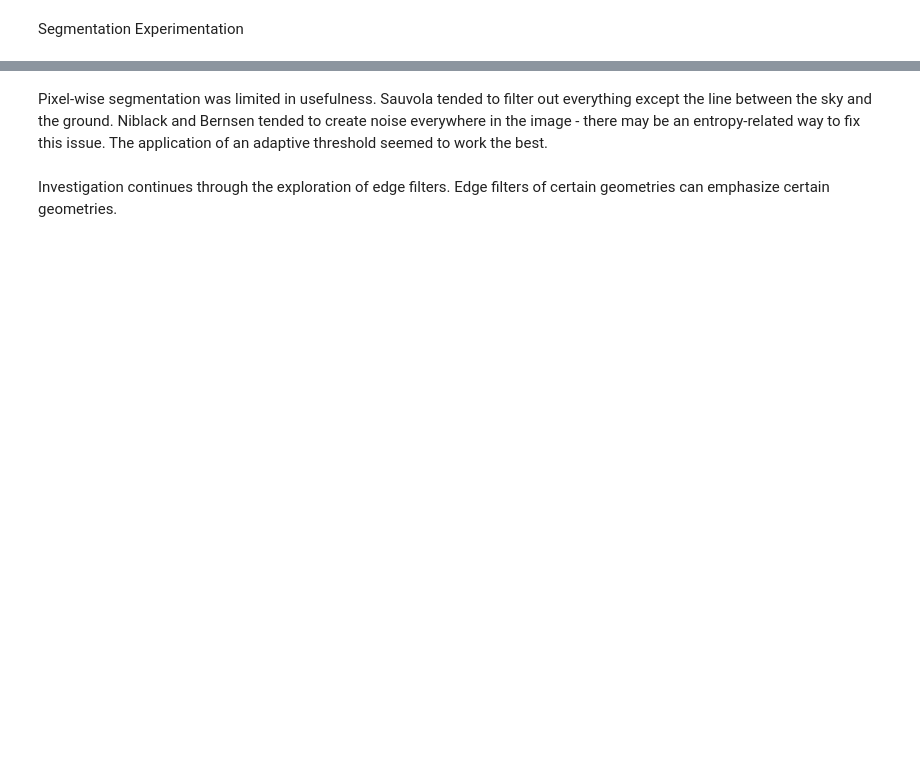
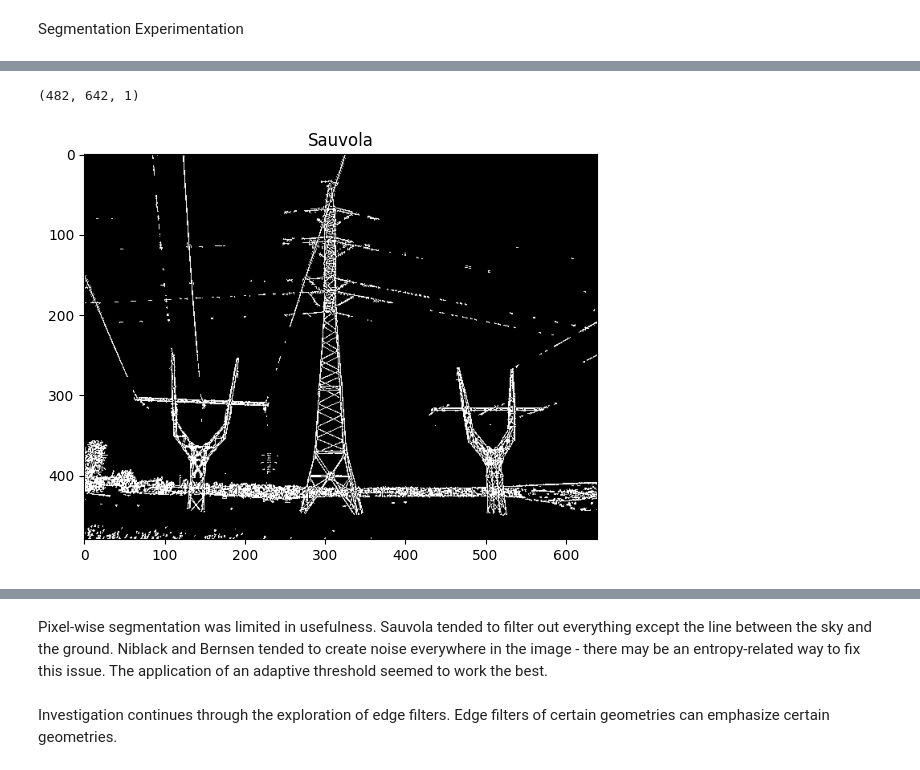
Before and after one commit to Mikerive/Color-Space, a Jupyter notebook: Power_Line_Project.ipynb, the cells around one changed output, grey strips where cells are left out. Drawn from its saved outputs; the diff is of its cells as text; code cells hidden in the pictures; blank space fills up the shorter version.

```diff
--- a/Power_Line_Project.ipynb
+++ b/Power_Line_Project.ipynb
@@ -118,0 +110,7 @@ gt, gt_path = Segment(diff_path, folder_name, 'adaptive_threshold').process(Adap
+# %%
+sauvola, sauvola_path = Segment(gamma_path, folder_name, 'adaptive_threshold1').process(Pixel_Filter(3, 50, 'Sauvola'))
+#gt, gt_path = Segment(gamma_path, folder_name, 'adaptive_threshold1').process(Pixel_Filter(3, 50, 'Niblack'))
+# gt, gt_path = Segment(gamma_path, folder_name, 'adaptive_threshold1').process(Pixel_Filter(3, 50, 'Bernsen'))
+# %% [output]
+(482, 642, 1)
+[figure, added]
```
Also changed, not shown: parts of 26 cells of this notebook, 3 other files.
